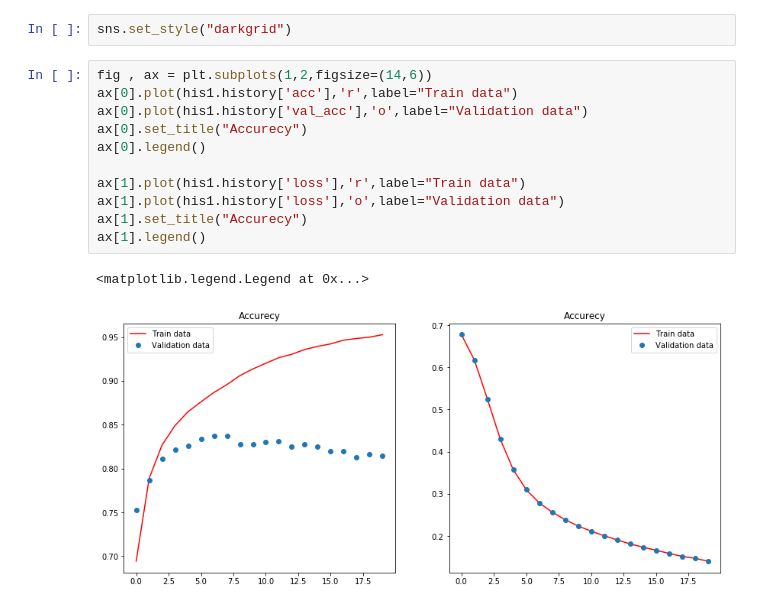
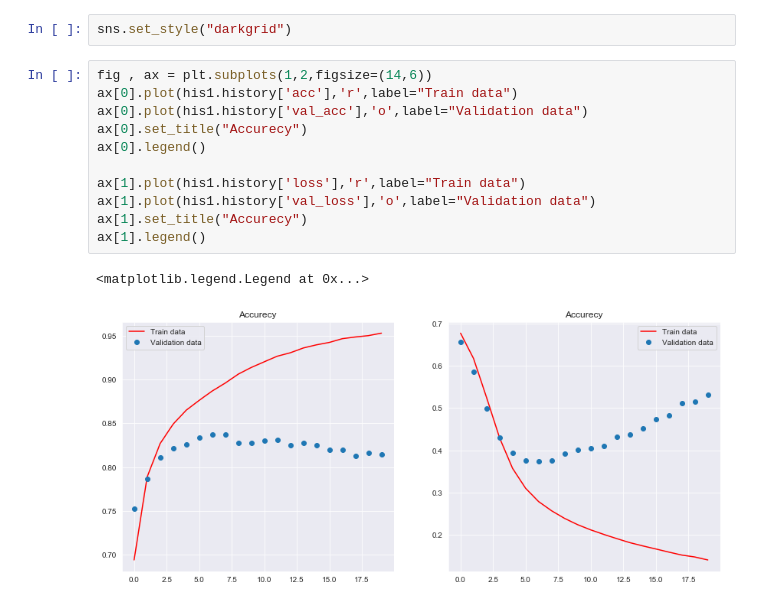
Before and after one commit to ANKITPODDER2000/Deep-Learning-with-Python, a Jupyter notebook: Imdb Binary Classification.ipynb, the cells around one changed output. Drawn from its saved outputs; the diff is of its cells as text.

```diff
--- a/Imdb Binary Classification.ipynb
+++ b/Imdb Binary Classification.ipynb
@@ -145,14 +145,14 @@ sns.set_style("darkgrid")
 # %%
 fig , ax = plt.subplots(1,2,figsize=(14,6))
 ax[0].plot(his1.history['acc'],'r',label="Train data")
 ax[0].plot(his1.history['val_acc'],'o',label="Validation data")
 ax[0].set_title("Accurecy")
 ax[0].legend()
 
 ax[1].plot(his1.history['loss'],'r',label="Train data")
-ax[1].plot(his1.history['loss'],'o',label="Validation data")
+ax[1].plot(his1.history['val_loss'],'o',label="Validation data")
 ax[1].set_title("Accurecy")
 ax[1].legend()
 # %% [output]
 <matplotlib.legend.Legend at 0x...>
-[figure, old version]
+[figure, new version]
```
Also changed, not shown: 1 other file.
